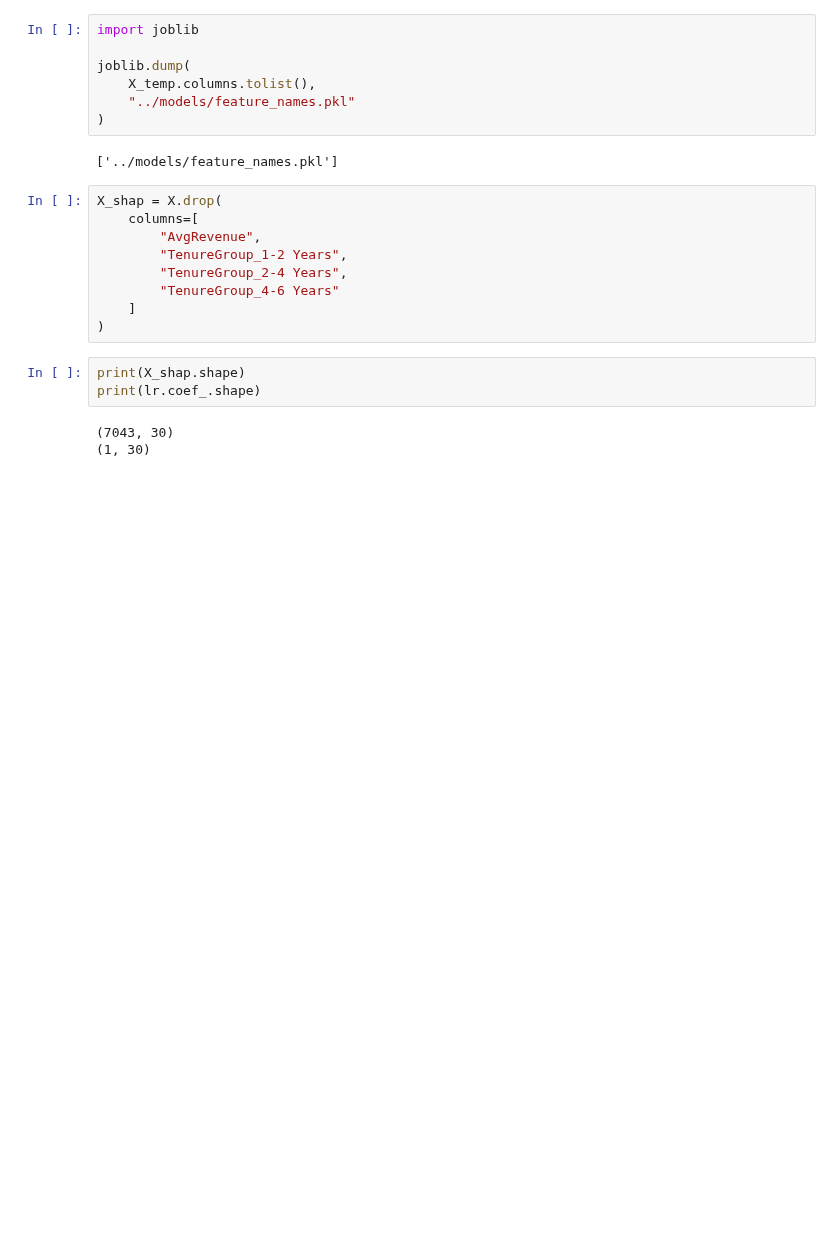
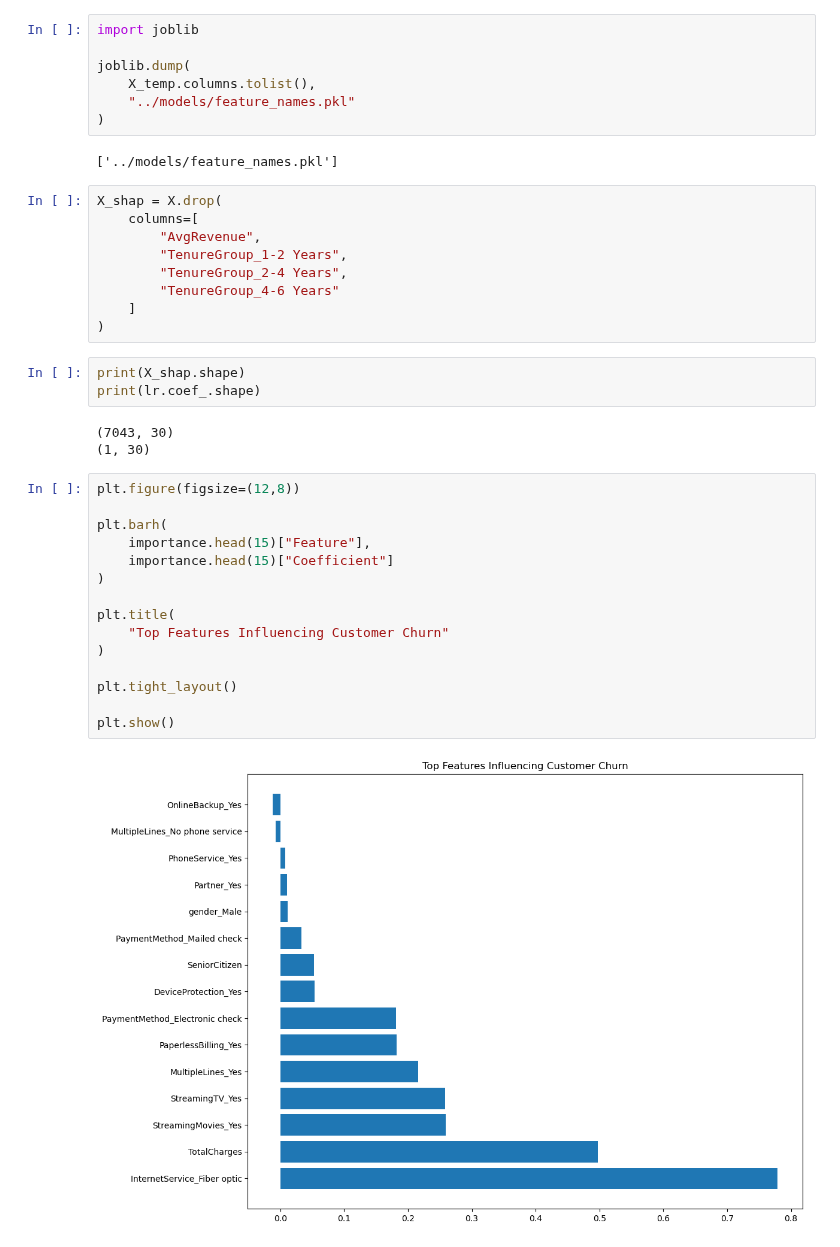
Before and after one commit to Samm-05/telecom-churn-prediction, a Jupyter notebook: notebooks/06_feature_importance.ipynb, the cells around one changed output. Drawn from its saved outputs; the diff is of its cells as text; blank space fills up the shorter version.

```diff
--- a/notebooks/06_feature_importance.ipynb
+++ b/notebooks/06_feature_importance.ipynb
@@ -158,3 +158,20 @@ print(lr.coef_.shape)
 # %% [output]
 (7043, 30)
 (1, 30)
+# %%
+plt.figure(figsize=(12,8))
+
+plt.barh(
+    importance.head(15)["Feature"],
+    importance.head(15)["Coefficient"]
+)
+
+plt.title(
+    "Top Features Influencing Customer Churn"
+)
+
+plt.tight_layout()
+
+plt.show()
+# %% [output]
+[figure, added]
```
Also changed, not shown: 1 other file.
